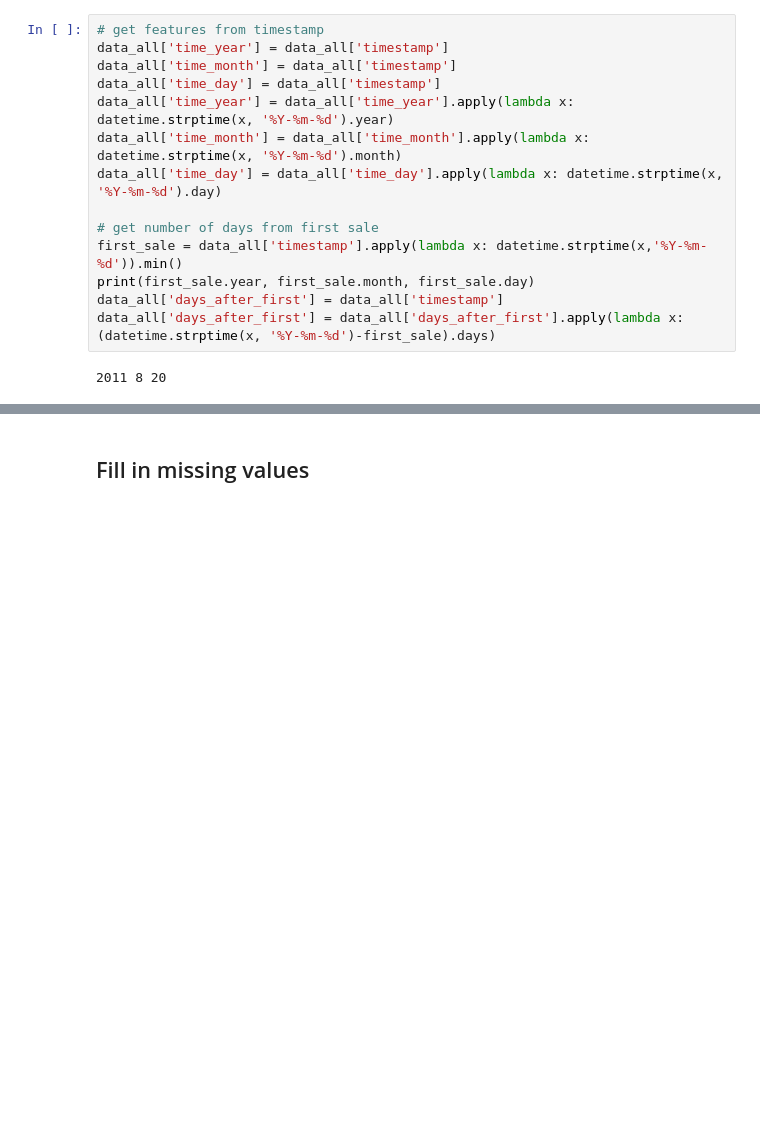
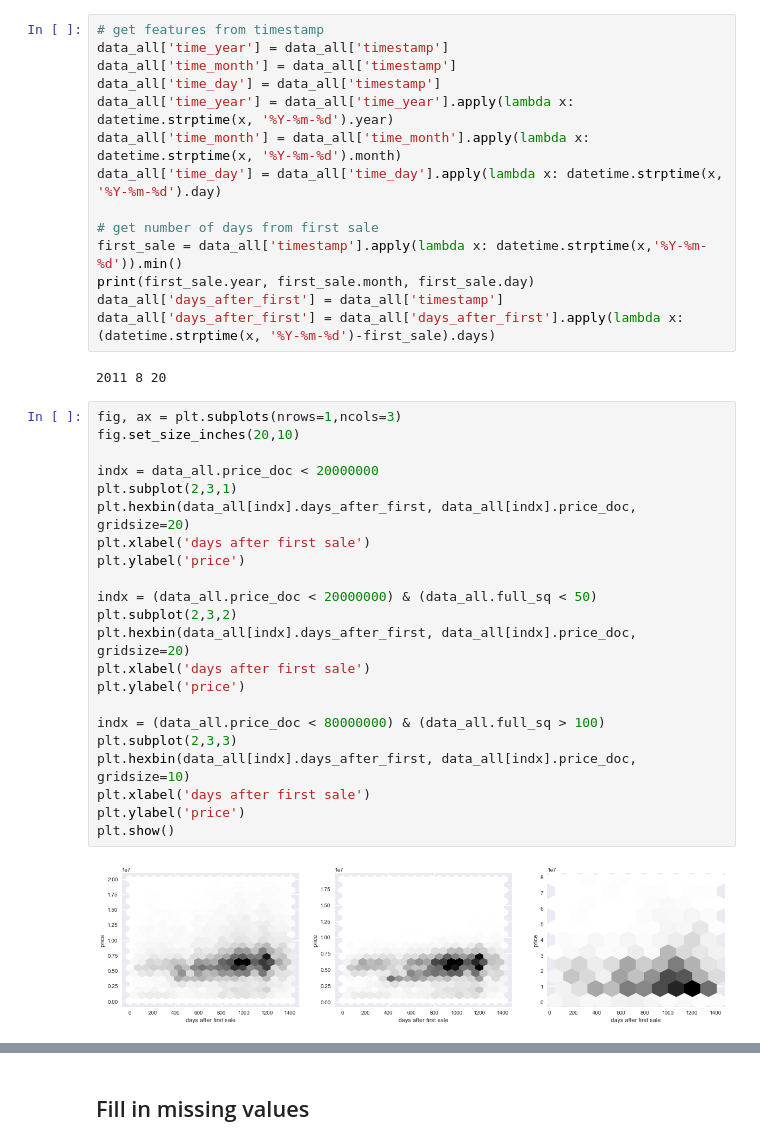
Before and after one commit to nmirman/sberbank, a Jupyter notebook: analysis/Sberbank2.ipynb, the cells around one changed output, grey strips where cells are left out. Drawn from its saved outputs; the diff is of its cells as text; blank space fills up the shorter version.

```diff
--- a/analysis/Sberbank2.ipynb
+++ b/analysis/Sberbank2.ipynb
@@ -95,3 +99,27 @@ data_all['days_after_first'] = data_all['timestamp']
 data_all['days_after_first'] = data_all['days_after_first'].apply(lambda x: (datetime.strptime(x, '%Y-%m-%d')-first_sale).days)
 # %% [output]
 2011 8 20
+# %%
+fig, ax = plt.subplots(nrows=1,ncols=3)
+fig.set_size_inches(20,10)
+
+indx = data_all.price_doc < 20000000
+plt.subplot(2,3,1)
+plt.hexbin(data_all[indx].days_after_first, data_all[indx].price_doc, gridsize=20)
+plt.xlabel('days after first sale')
+plt.ylabel('price')
+
+indx = (data_all.price_doc < 20000000) & (data_all.full_sq < 50)
+plt.subplot(2,3,2)
+plt.hexbin(data_all[indx].days_after_first, data_all[indx].price_doc, gridsize=20)
+plt.xlabel('days after first sale')
+plt.ylabel('price')
+
+indx = (data_all.price_doc < 80000000) & (data_all.full_sq > 100)
+plt.subplot(2,3,3)
+plt.hexbin(data_all[indx].days_after_first, data_all[indx].price_doc, gridsize=10)
+plt.xlabel('days after first sale')
+plt.ylabel('price')
+plt.show()
+# %% [output]
+[figure, added]
```
Also changed, not shown: parts of 17 cells of this notebook, 2 other files.
